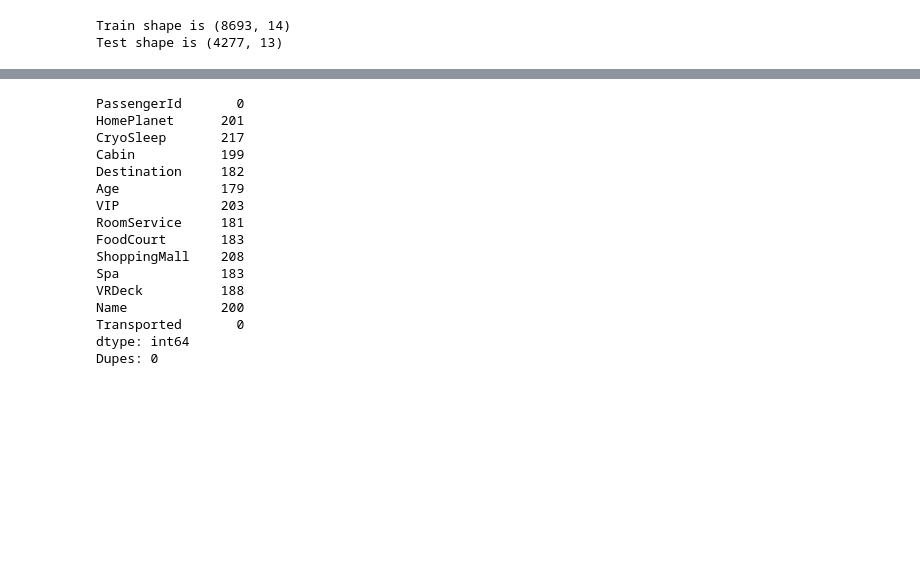
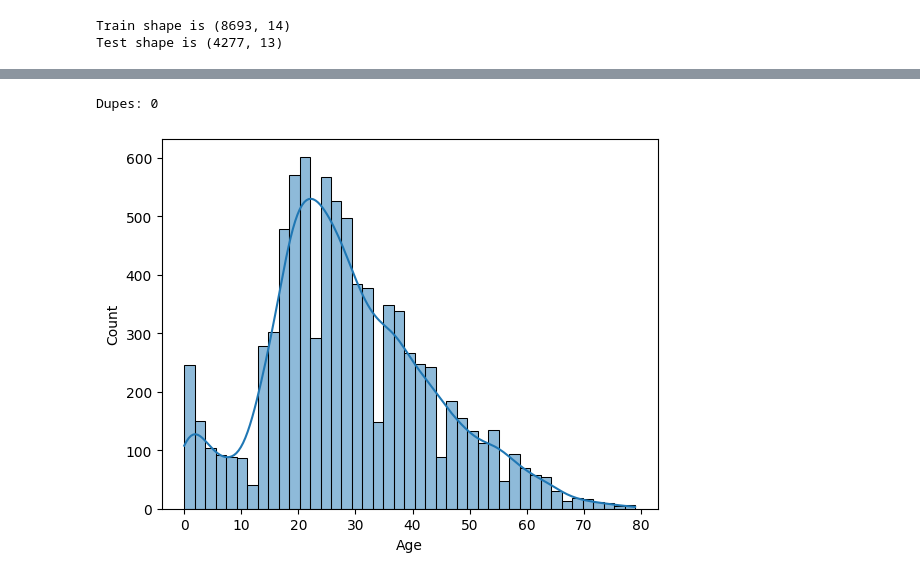
Before and after one commit to eeroak/KaggleCompsPublic, a Jupyter notebook: spaceship-titanic.ipynb, the cells around one changed output, grey strips where cells are left out. Drawn from its saved outputs; the diff is of its cells as text; code cells hidden in the pictures; blank space fills up the shorter version.

```diff
--- a/spaceship-titanic.ipynb
+++ b/spaceship-titanic.ipynb
@@ -99,21 +79,8 @@ memory usage: 891.5+ KB
 # %%
 # Check NaN & Dupe values
-print(train.isna().sum())
 print("Dupes:", train.duplicated().sum()) # no dupes
+sns.histplot(train['Age'], kde=True)
+plt.show()
 # %% [output]
-PassengerId       0
-HomePlanet      201
-CryoSleep       217
-Cabin           199
-Destination     182
-Age             179
-VIP             203
-RoomService     181
-FoodCourt       183
-ShoppingMall    208
-Spa             183
-VRDeck          188
-Name            200
-Transported       0
-dtype: int64
 Dupes: 0
+[figure, added]
```
Also changed, not shown: parts of 32 cells of this notebook.
